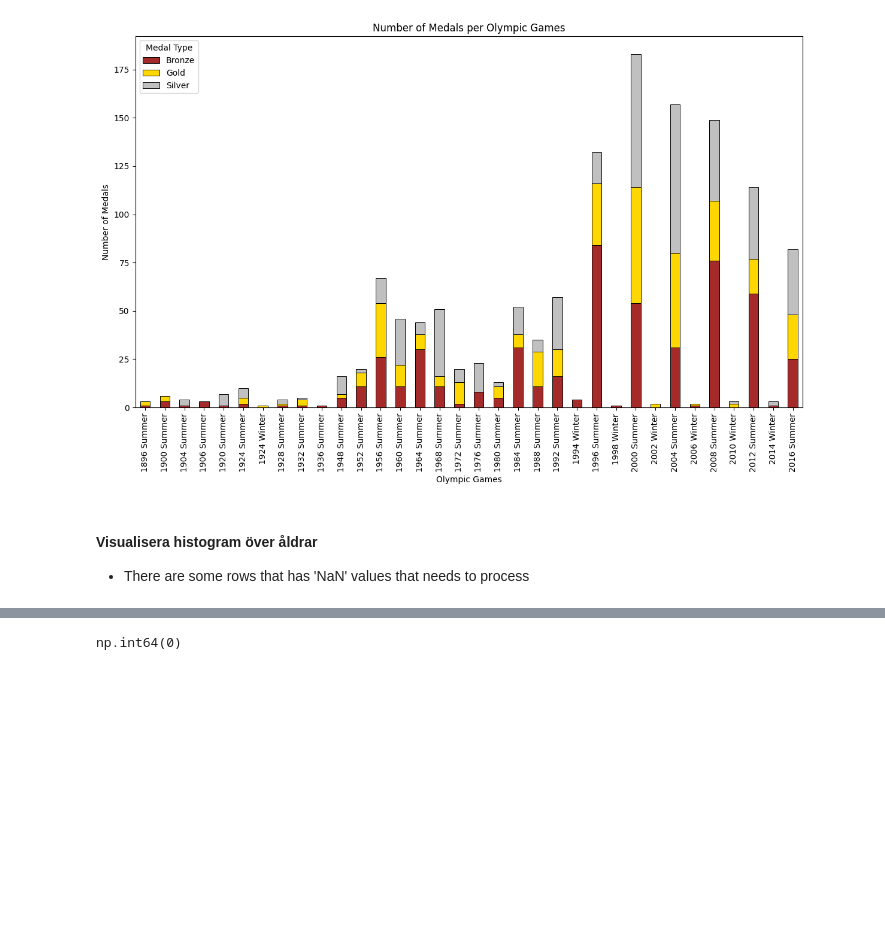
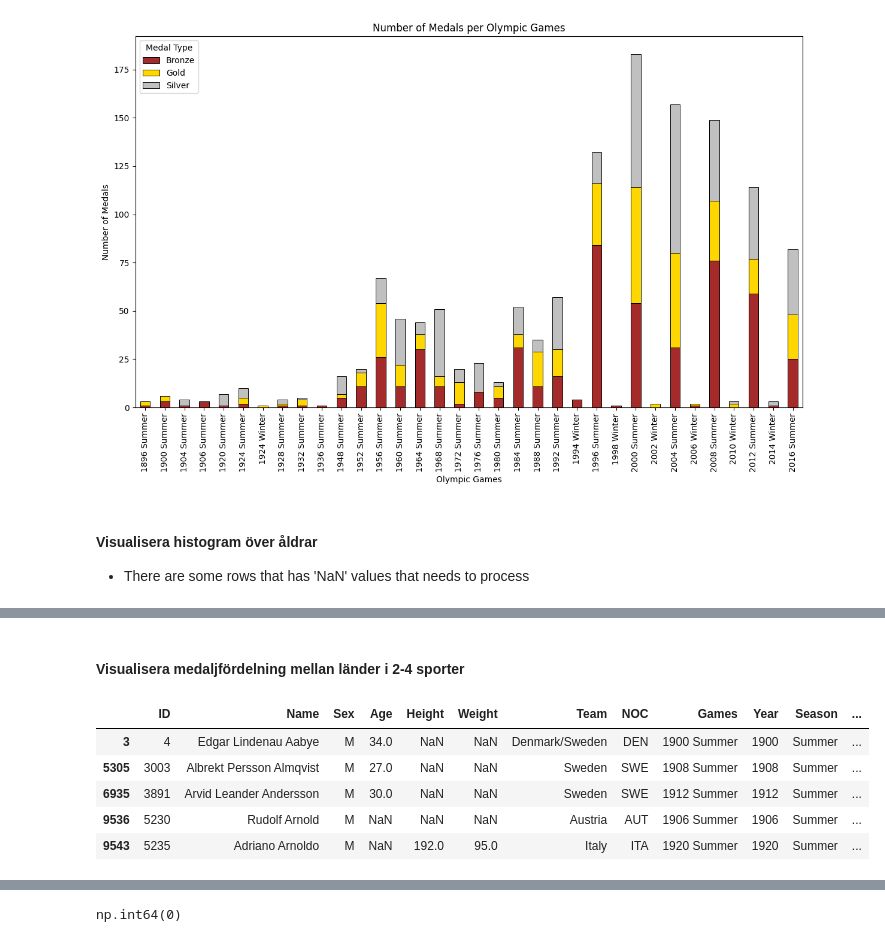
Before and after one commit to HexHungryAda/project-os, a Jupyter notebook: task1-2.ipynb, the cells around one changed output, grey strips where cells are left out. Drawn from its saved outputs; the diff is of its cells as text; code cells hidden in the pictures; blank space fills up the shorter version.

```diff
--- a/task1.ipynb
+++ b/task1-2.ipynb
@@ -191,0 +206,12 @@ processed_aus_data = aus_data.dropna(subset=["Age"])
+# %% [markdown]
+#### Visualisera medaljfördelning mellan länder i 2-4 sporter
+# %%
+sport_1 = df[df["Sport"] == "Tug-Of-War"]
+sport_1.head()
+# %% [output]
+|  | ID | Name | Sex | Age | Height | Weight | Team | NOC | Games | Year | Season | ... |
+| 3 | 4 | Edgar Lindenau Aabye | M | 34.0 | NaN | NaN | Denmark/Sweden | DEN | 1900 Summer | 1900 | Summer | ... |
+| 5305 | 3003 | Albrekt Persson Almqvist | M | 27.0 | NaN | NaN | Sweden | SWE | 1908 Summer | 1908 | Summer | ... |
+| 6935 | 3891 | Arvid Leander Andersson | M | 30.0 | NaN | NaN | Sweden | SWE | 1912 Summer | 1912 | Summer | ... |
+| 9536 | 5230 | Rudolf Arnold | M | NaN | NaN | NaN | Austria | AUT | 1906 Summer | 1906 | Summer | ... |
+| 9543 | 5235 | Adriano Arnoldo | M | NaN | 192.0 | 95.0 | Italy | ITA | 1920 Summer | 1920 | Summer | ... |
```
Also changed, not shown: parts of 23 cells of this notebook, 1 other file.
